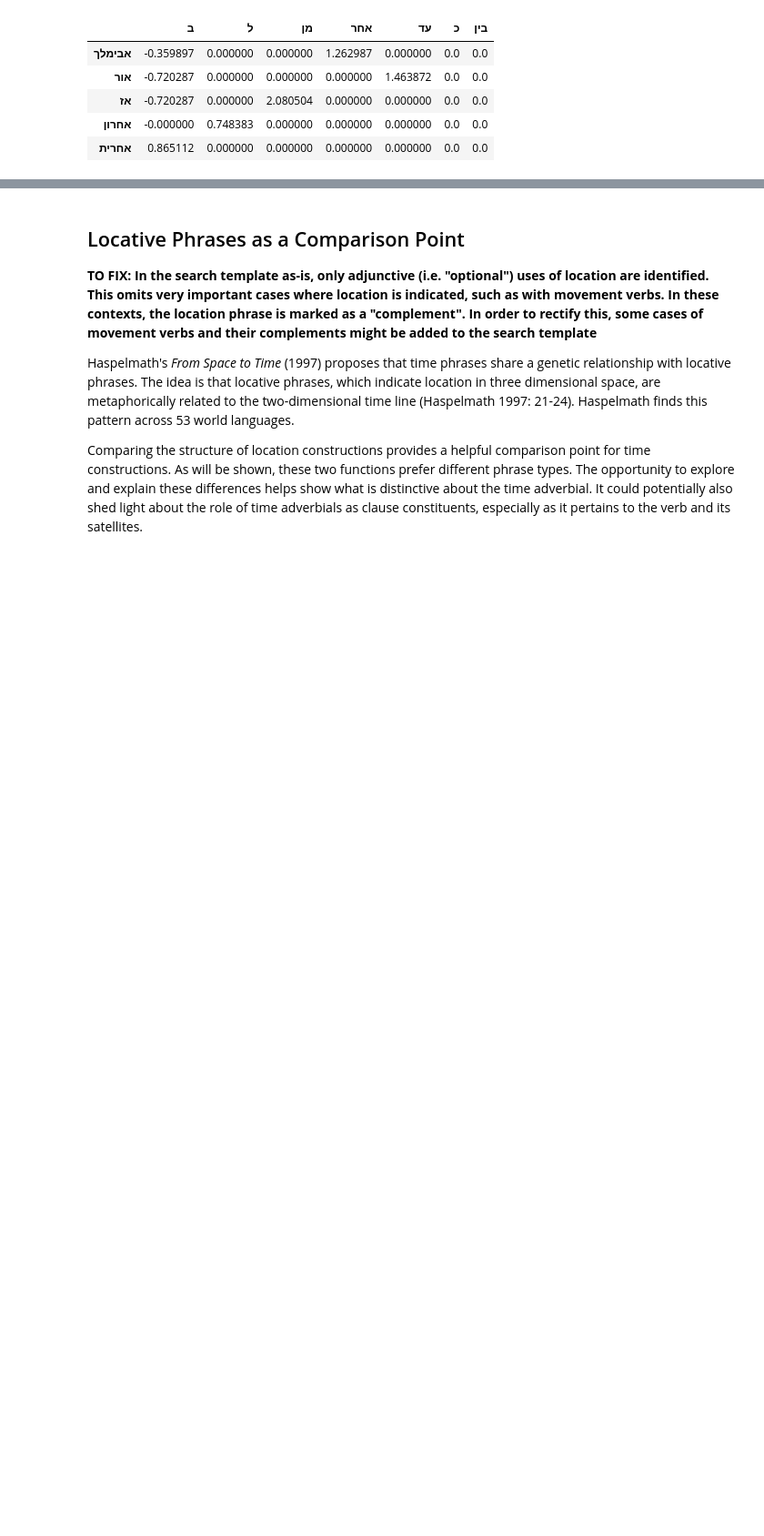
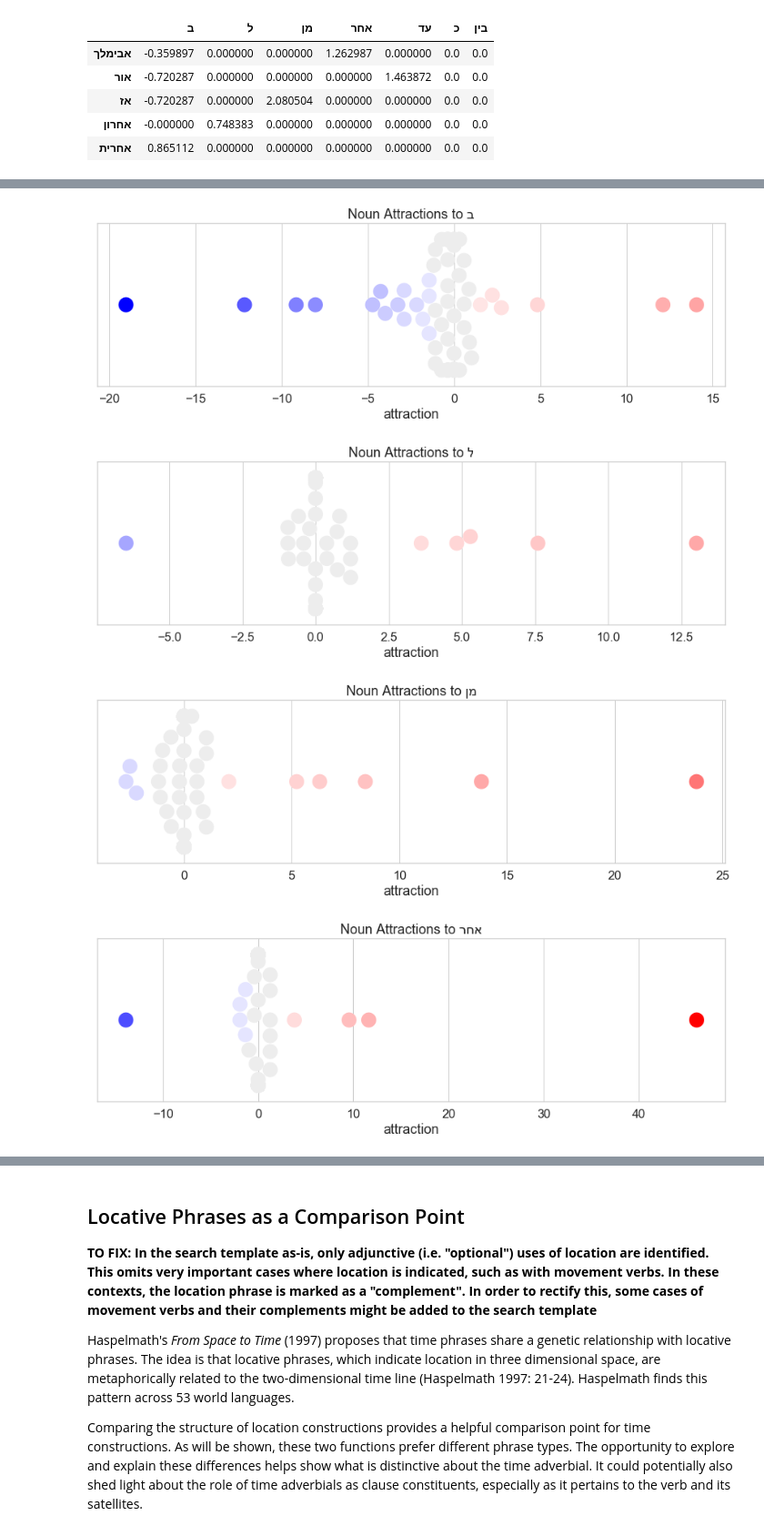
Before and after one commit to CambridgeSemiticsLab/BH_time_collocations, a Jupyter notebook: analysis/SBH_time_expressions.ipynb, the cells around one changed output, grey strips where cells are left out. Shown at 91% size. Saved outputs shown, nothing was run; the diff lists cells and outputs as text; code cells hidden in the pictures; blank space fills up the shorter version.

```diff
--- a/analysis/SBH_time_expressions.ipynb
+++ b/analysis/SBH_time_expressions.ipynb
@@ -397,0 +477,23 @@ for prep in pp_noun_associations.columns:
+# %%
+maxattraction = float(pp_noun_associations.max().max() )
+minattraction = float(pp_noun_associations.min().min())
+pvalue = 1.3
+
+for prep in pp_noun_associations.columns:
+
+    colexs = pp_noun_associations[prep]
+    colex_data, colors = assign_hue(colexs.values, p=pvalue, maxvalue=maxattraction, minvalue=minattraction)
+
+    # plot the figures
+    sns.set(font_scale=1.5, style='whitegrid')
+    plt.figure(figsize=(15, 4))
+    dummyY = ['']*colexs.shape[0] # needed due to bug with Y
+    ax = sns.swarmplot(x=colex_data['value'], y=dummyY, hue=colex_data['color'], size=20, palette=colors)
+    ax.legend_.remove()
+    plt.xlabel('attraction')
+    plt.title(f'Noun Attractions to {reverse_hb(prep)}')
+# %% [output]
+[figure, added]
+[figure, added]
+[figure, added]
+[figure, added]
```
Also changed, not shown: parts of 10 cells of this notebook.
